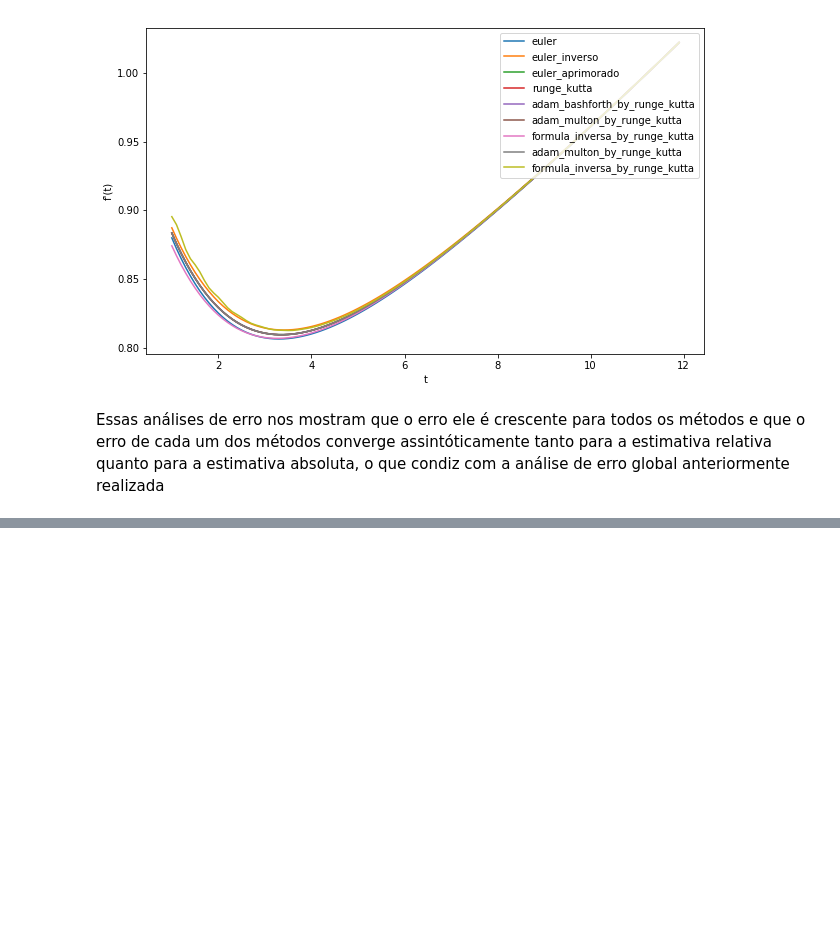
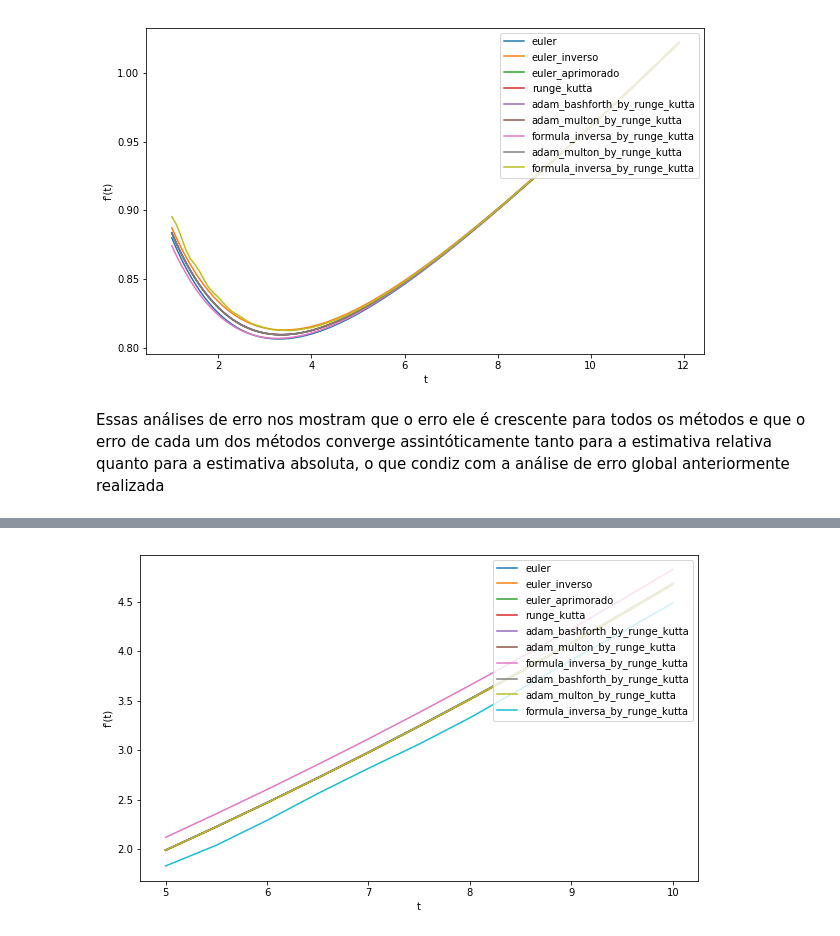
Before and after one commit to MiniMarvin/metodos_v2, a Jupyter notebook: Código-Copy1.ipynb, the cells around one changed output, grey strips where cells are left out. Drawn from its saved outputs; the diff is of its cells as text; code cells hidden in the pictures; blank space fills up the shorter version.

```diff
--- a/Código-Copy1.ipynb
+++ b/Código-Copy1.ipynb
@@ -1555,0 +1582,4 @@ zoom_plot("entrada_q3.txt", 9, 12, lambda t : (2000 - (200-t)**2/20)/2)
+# %%
+relative_error("entrada_q3.txt", 10, 120, lambda t : 3*100000/(100 + 2*t)**2)
+# %% [output]
+[figure, added]
```
Also changed, not shown: parts of 13 cells of this notebook, 1 other file.
